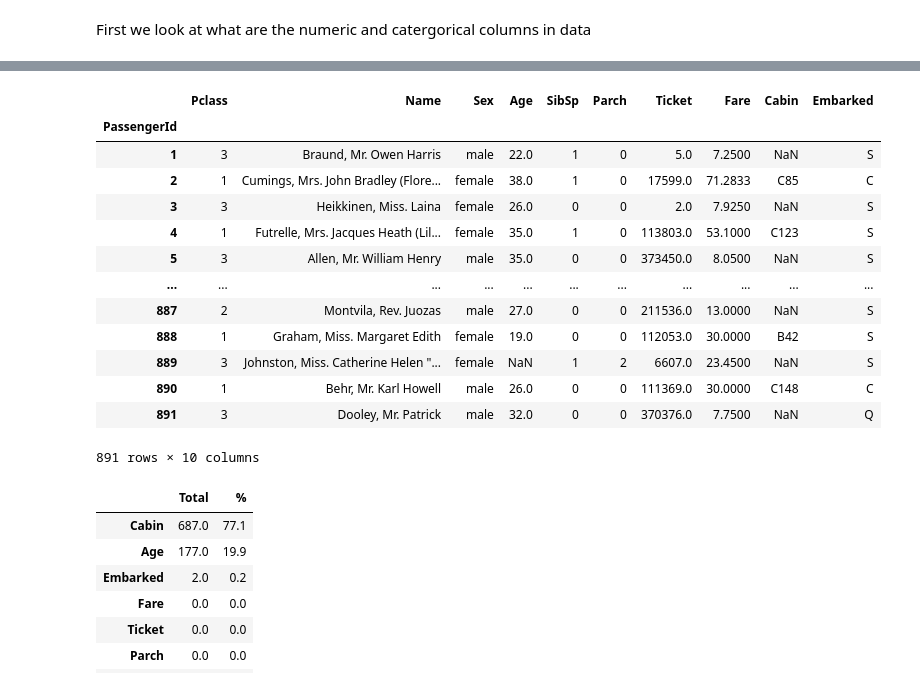
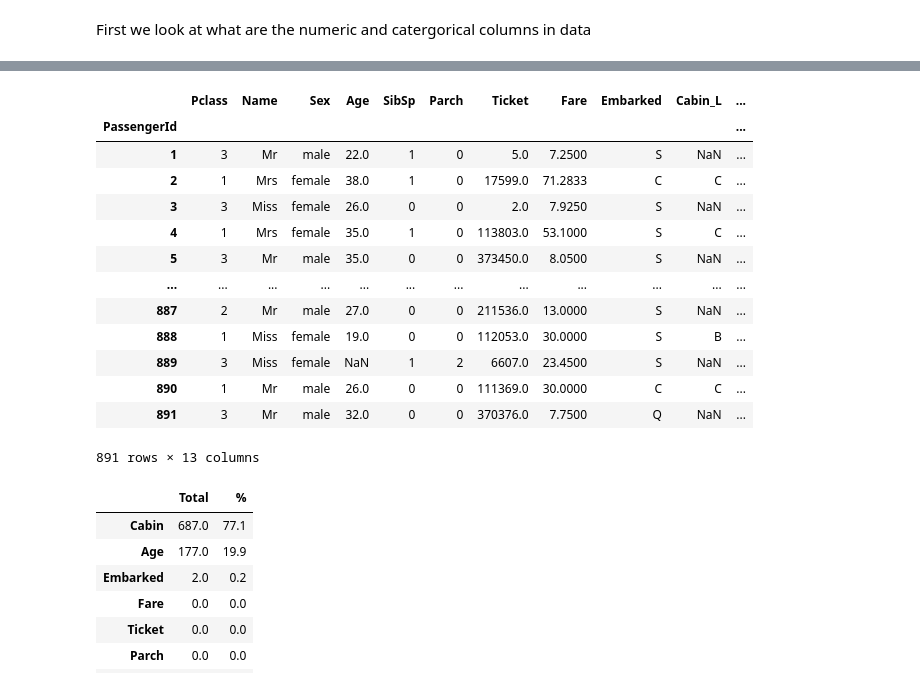
Before and after one commit to udeshmg/Data-Science-Projects, a Jupyter notebook: KaggleTitanic/titanic.ipynb, the cells around one changed output, grey strips where cells are left out. Drawn from its saved outputs; the diff is of its cells as text; code cells hidden in the pictures.

```diff
--- a/KaggleTitanic/titanic.ipynb
+++ b/KaggleTitanic/titanic.ipynb
@@ -111,49 +113,53 @@ def ticketSplit(ticket):
         return int(numbers[0])
     else:
         return np.nan
 
 ## column vise operators
 def namePrefix(dataFrame):
     new_df = copy.deepcopy(dataFrame)
     new_df["Name"] = dataFrame["Name"].apply(lambda x : "Mrs" if x.find("Mrs") != -1
                                              else ("Miss" if x.find("Miss") != -1
                                                           else "Mr"))
     return new_df
 
 def separateCabin(dataFrame):
     new_df = copy.deepcopy(dataFrame)
 
     new_df["Cabin_L"] = dataFrame["Cabin"].apply(nameSplit)
     new_df["Cabin_N"] = dataFrame["Cabin"].apply(idSplit)
     new_df.drop('Cabin', inplace=True, axis=1)
     return new_df
 
 def getTicketNumber(dataFrame):
     new_df = copy.deepcopy(dataFrame)
     new_df["Ticket"] = dataFrame["Ticket"].apply(ticketSplit)
+    new_df["relatives"] = dataFrame["SibSp"] + dataFrame["Parch"]
+    new_df["notAlone"] = new_df["relatives"].apply(lambda x : 0 if x == 0 else 1)
     return new_df
 
 separateCabinTransformer = FunctionTransformer(separateCabin)
 namePrefixTransformer = FunctionTransformer(namePrefix)
 ticketTransformer = FunctionTransformer(getTicketNumber)
 
-getTicketNumber(features_df)
-#namePrefix(features_df).head()
+features_df = namePrefix(features_df)
+features_df = separateCabin(features_df)
+features_df = getTicketNumber(features_df)
+features_df
 # %% [output]
-|  | Pclass | Name | Sex | Age | SibSp | Parch | Ticket | Fare | Cabin | Embarked |
-| PassengerId |  |  |  |  |  |  |  |  |  |  |
-| 1 | 3 | Braund, Mr. Owen Harris | male | 22.0 | 1 | 0 | 5.0 | 7.2500 | NaN | S |
-| 2 | 1 | Cumings, Mrs. John Bradley (Flore... | female | 38.0 | 1 | 0 | 17599.0 | 71.2833 | C85 | C |
-| 3 | 3 | Heikkinen, Miss. Laina | female | 26.0 | 0 | 0 | 2.0 | 7.9250 | NaN | S |
-| 4 | 1 | Futrelle, Mrs. Jacques Heath (Lil... | female | 35.0 | 1 | 0 | 113803.0 | 53.1000 | C123 | S |
-| 5 | 3 | Allen, Mr. William Henry | male | 35.0 | 0 | 0 | 373450.0 | 8.0500 | NaN | S |
-| ... | ... | ... | ... | ... | ... | ... | ... | ... | ... | ... |
-| 887 | 2 | Montvila, Rev. Juozas | male | 27.0 | 0 | 0 | 211536.0 | 13.0000 | NaN | S |
-| 888 | 1 | Graham, Miss. Margaret Edith | female | 19.0 | 0 | 0 | 112053.0 | 30.0000 | B42 | S |
-| 889 | 3 | Johnston, Miss. Catherine Helen "... | female | NaN | 1 | 2 | 6607.0 | 23.4500 | NaN | S |
-| 890 | 1 | Behr, Mr. Karl Howell | male | 26.0 | 0 | 0 | 111369.0 | 30.0000 | C148 | C |
-| 891 | 3 | Dooley, Mr. Patrick | male | 32.0 | 0 | 0 | 370376.0 | 7.7500 | NaN | Q |
+|  | Pclass | Name | Sex | Age | SibSp | Parch | Ticket | Fare | Embarked | Cabin_L | ... |
+| PassengerId |  |  |  |  |  |  |  |  |  |  | ... |
+| 1 | 3 | Mr | male | 22.0 | 1 | 0 | 5.0 | 7.2500 | S | NaN | ... |
+| 2 | 1 | Mrs | female | 38.0 | 1 | 0 | 17599.0 | 71.2833 | C | C | ... |
+| 3 | 3 | Miss | female | 26.0 | 0 | 0 | 2.0 | 7.9250 | S | NaN | ... |
+| 4 | 1 | Mrs | female | 35.0 | 1 | 0 | 113803.0 | 53.1000 | S | C | ... |
+| 5 | 3 | Mr | male | 35.0 | 0 | 0 | 373450.0 | 8.0500 | S | NaN | ... |
+| ... | ... | ... | ... | ... | ... | ... | ... | ... | ... | ... | ... |
+| 887 | 2 | Mr | male | 27.0 | 0 | 0 | 211536.0 | 13.0000 | S | NaN | ... |
+| 888 | 1 | Miss | female | 19.0 | 0 | 0 | 112053.0 | 30.0000 | S | B | ... |
+| 889 | 3 | Miss | female | NaN | 1 | 2 | 6607.0 | 23.4500 | S | NaN | ... |
+| 890 | 1 | Mr | male | 26.0 | 0 | 0 | 111369.0 | 30.0000 | C | C | ... |
+| 891 | 3 | Mr | male | 32.0 | 0 | 0 | 370376.0 | 7.7500 | Q | NaN | ... |
-891 rows × 10 columns
+891 rows × 13 columns
 # %%
 total = features_df.isnull().sum().sort_values(ascending=False)
 percent_1 = train_df.isnull().sum()/train_df.isnull().count()*100
```
Also changed, not shown: parts of 6 cells of this notebook, 3 other files.
